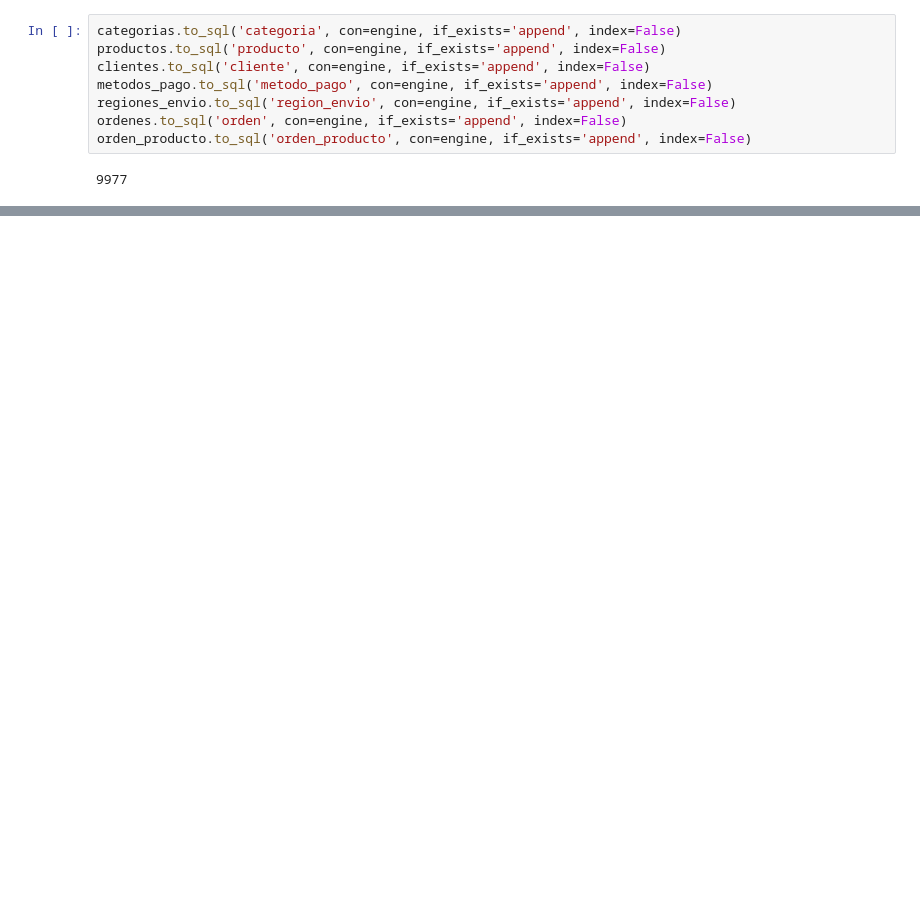
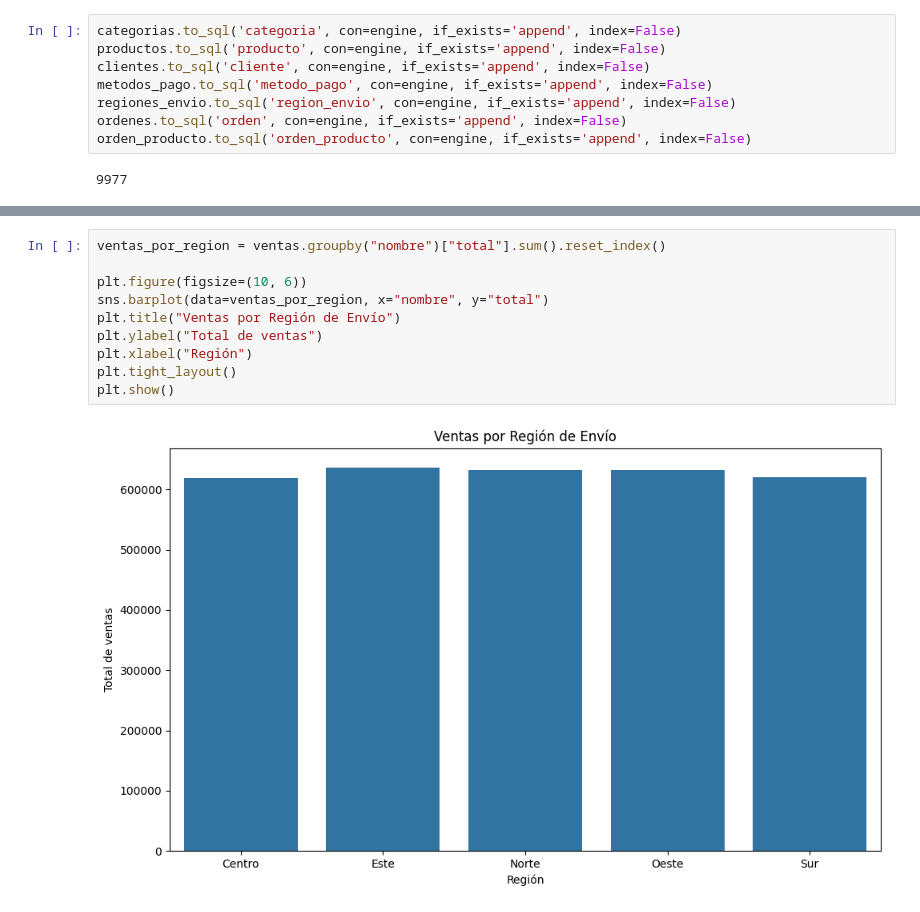
Before and after one commit to bryan967132/SOG22S25_Grupo16, a Jupyter notebook: Practica_Grupo16.ipynb, the cells around one changed output, grey strips where cells are left out. Drawn from its saved outputs; the diff is of its cells as text; blank space fills up the shorter version.

```diff
--- a/Practica_Grupo16.ipynb
+++ b/Practica_Grupo16.ipynb
@@ -230,0 +329,12 @@ orden_producto.to_sql('orden_producto', con=engine, if_exists='append', index=Fa
+# %%
+ventas_por_region = ventas.groupby("nombre")["total"].sum().reset_index()
+
+plt.figure(figsize=(10, 6))
+sns.barplot(data=ventas_por_region, x="nombre", y="total")
+plt.title("Ventas por Región de Envío")
+plt.ylabel("Total de ventas")
+plt.xlabel("Región")
+plt.tight_layout()
+plt.show()
+# %% [output]
+[figure, added]
```
Also changed, not shown: parts of 26 cells of this notebook.
